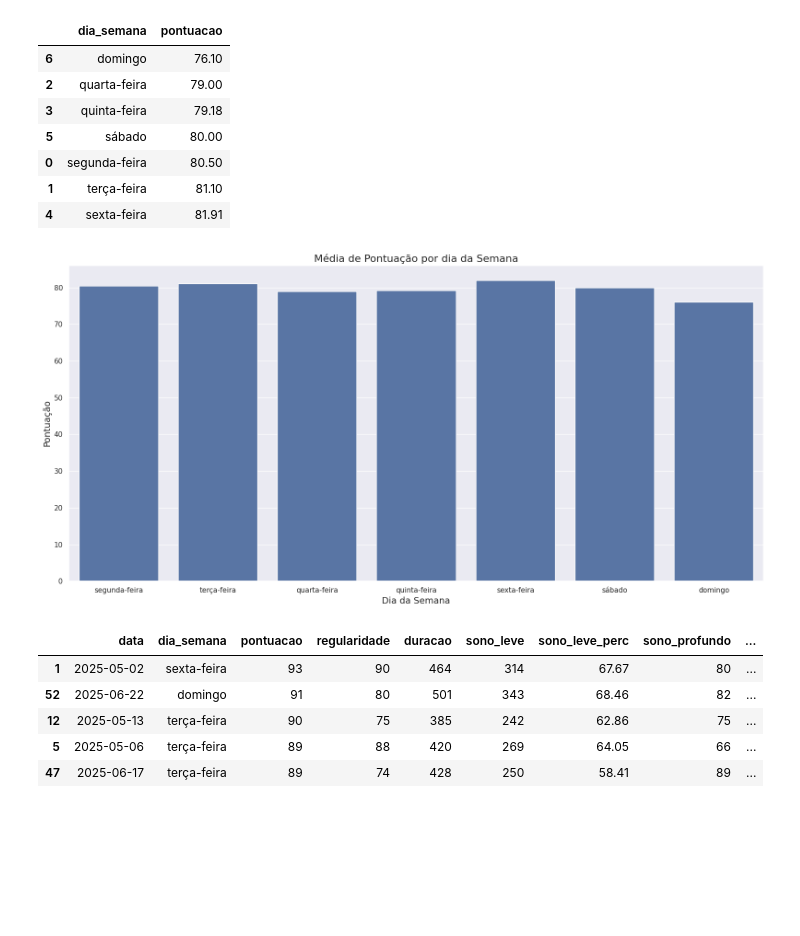
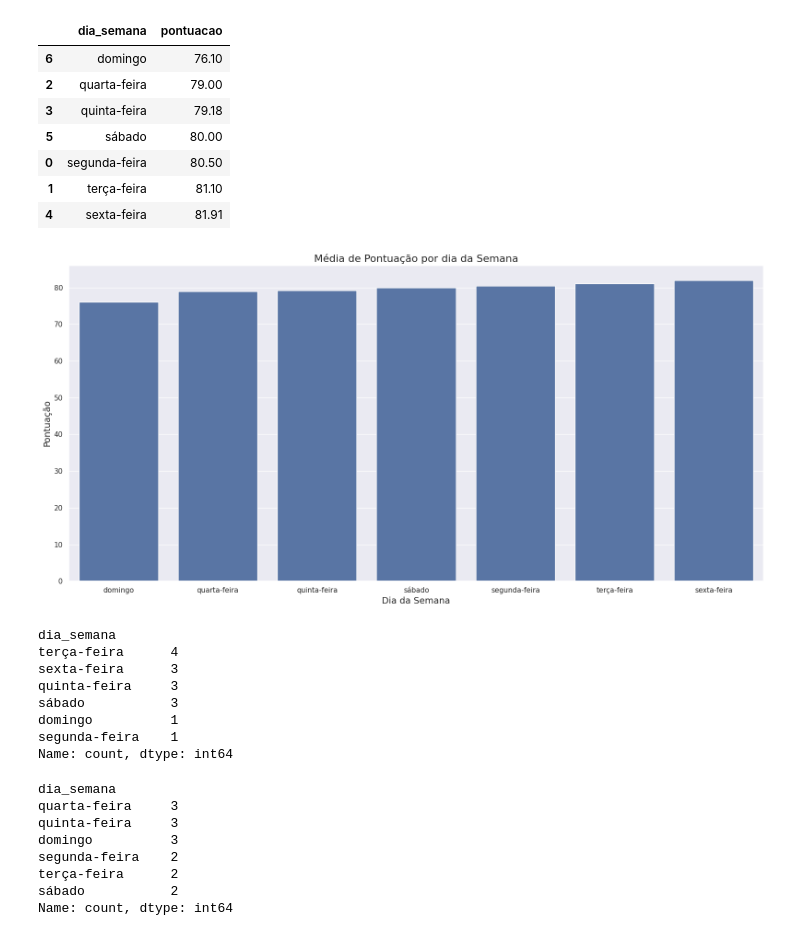
Before and after one commit to kylesonev/sleep_analysis, a Jupyter notebook: notebook/02_eda.ipynb, the cells around one changed output. Drawn from its saved outputs; the diff is of its cells as text; code cells hidden in the pictures; blank space fills up the shorter version.

```diff
--- a/notebook/02_eda.ipynb
+++ b/notebook/02_eda.ipynb
@@ -252,14 +253,14 @@ medias_df
 | 4 | sexta-feira | 81.91 |
 # %%
 plt.figure(figsize=(16, 8))
-sns.barplot(data=medias_df, x="dia_semana", y="pontuacao")
+sns.barplot(data=medias_df, x="dia_semana", y="pontuacao", order=medias_df["dia_semana"])
 plt.title("Média de Pontuação por dia da Semana", size=16)
 plt.xlabel("Dia da Semana", size=14)
 plt.ylabel("Pontuação", size=14)
 plt.tight_layout()
 plt.show()
 # %% [output]
-[figure, old version]
+[figure, new version]
 # %%
 # segunda = data.loc[data["dia_semana"] == "segunda-feira", "pontuacao"].tolist()
 # terca = data.loc[data["dia_semana"] == "terça-feira", "pontuacao"].tolist()
@@ -285,9 +286,24 @@ ultimos = data_ordenado.tail()
 # %%
-primeiros
+maiores_dias_semana = maiores["dia_semana"].value_counts()
+maiores_dias_semana
 # %% [output]
-|  | data | dia_semana | pontuacao | regularidade | duracao | sono_leve | sono_leve_perc | sono_profundo | ... |
-| 1 | 2025-05-02 | sexta-feira | 93 | 90 | 464 | 314 | 67.67 | 80 | ... |
-| 52 | 2025-06-22 | domingo | 91 | 80 | 501 | 343 | 68.46 | 82 | ... |
-| 12 | 2025-05-13 | terça-feira | 90 | 75 | 385 | 242 | 62.86 | 75 | ... |
-| 5 | 2025-05-06 | terça-feira | 89 | 88 | 420 | 269 | 64.05 | 66 | ... |
-| 47 | 2025-06-17 | terça-feira | 89 | 74 | 428 | 250 | 58.41 | 89 | ... |
+dia_semana
+terça-feira      4
+sexta-feira      3
+quinta-feira     3
+sábado           3
+domingo          1
+segunda-feira    1
+Name: count, dtype: int64
+# %%
+menores_dias_semana = menores["dia_semana"].value_counts()
+menores_dias_semana
+# %% [output]
+dia_semana
+quarta-feira     3
+quinta-feira     3
+domingo          3
+segunda-feira    2
+terça-feira      2
+sábado           2
+Name: count, dtype: int64
```
Also changed, not shown: parts of 8 cells of this notebook.
